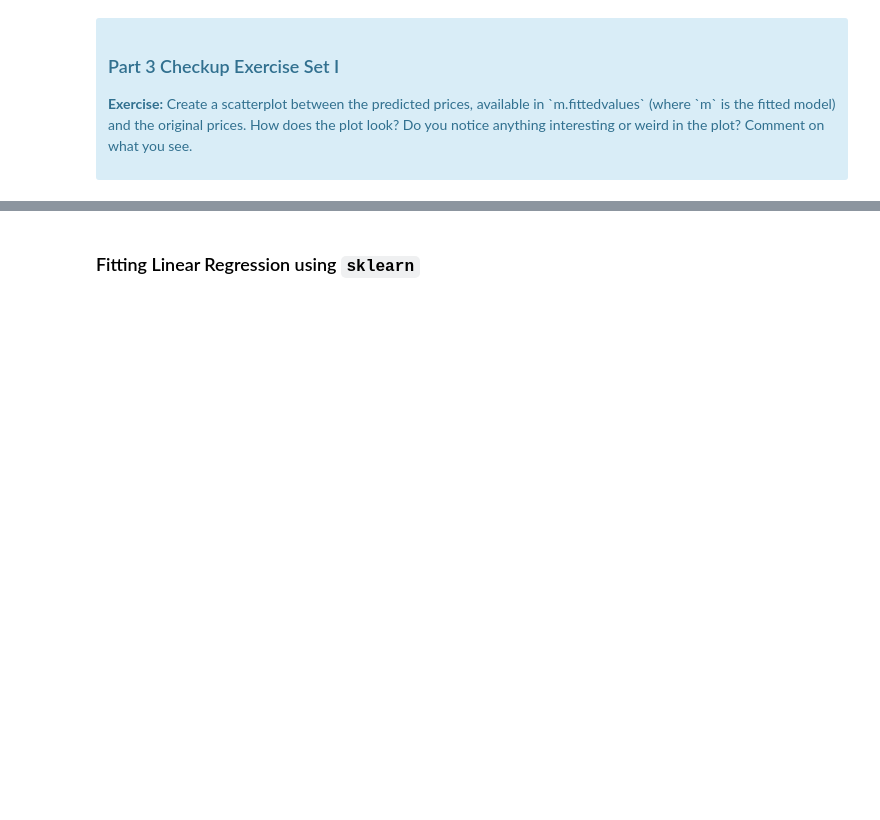
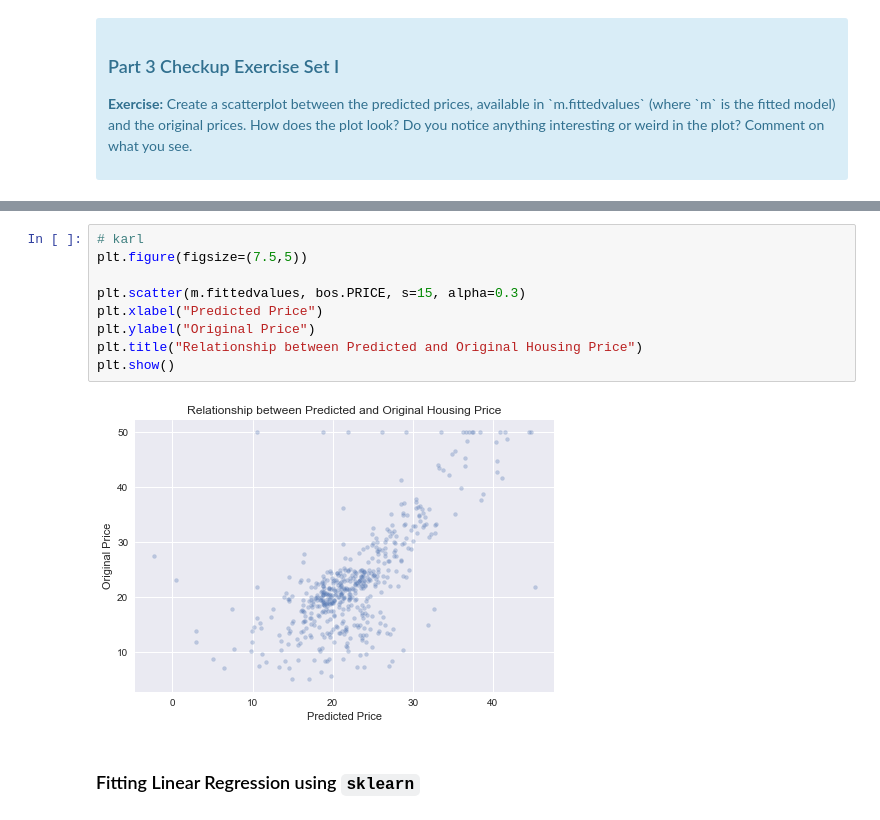
Before and after one commit to karlphillip/DataScience, a Jupyter notebook: Smaller Projects/linear_regression_boston_housing_ml/Mini_Project_Linear_Regression.ipynb, the cells around one changed output, grey strips where cells are left out. Saved outputs shown, nothing was run; the diff lists cells and outputs as text; blank space fills up the shorter version.

Commit message:
Updated linear_regression_boston_housing_ml answers.

```diff
--- a/Smaller Projects/linear_regression_boston_housing_ml/Mini_Project_Linear_Regression.ipynb
+++ b/Smaller Projects/linear_regression_boston_housing_ml/Mini_Project_Linear_Regression.ipynb
@@ -441,3 +459,14 @@ Let's see how our model actually fit our data. We can see below that there is a
+# %%
+# karl
+plt.figure(figsize=(7.5,5))
+
+plt.scatter(m.fittedvalues, bos.PRICE, s=15, alpha=0.3)
+plt.xlabel("Predicted Price")
+plt.ylabel("Original Price")
+plt.title("Relationship between Predicted and Original Housing Price")
+plt.show()
+# %% [output]
+[figure, added]
 # %% [markdown]
 ### Fitting Linear Regression using `sklearn`
 # %%
```
Also changed, not shown: parts of 28 cells of this notebook.
